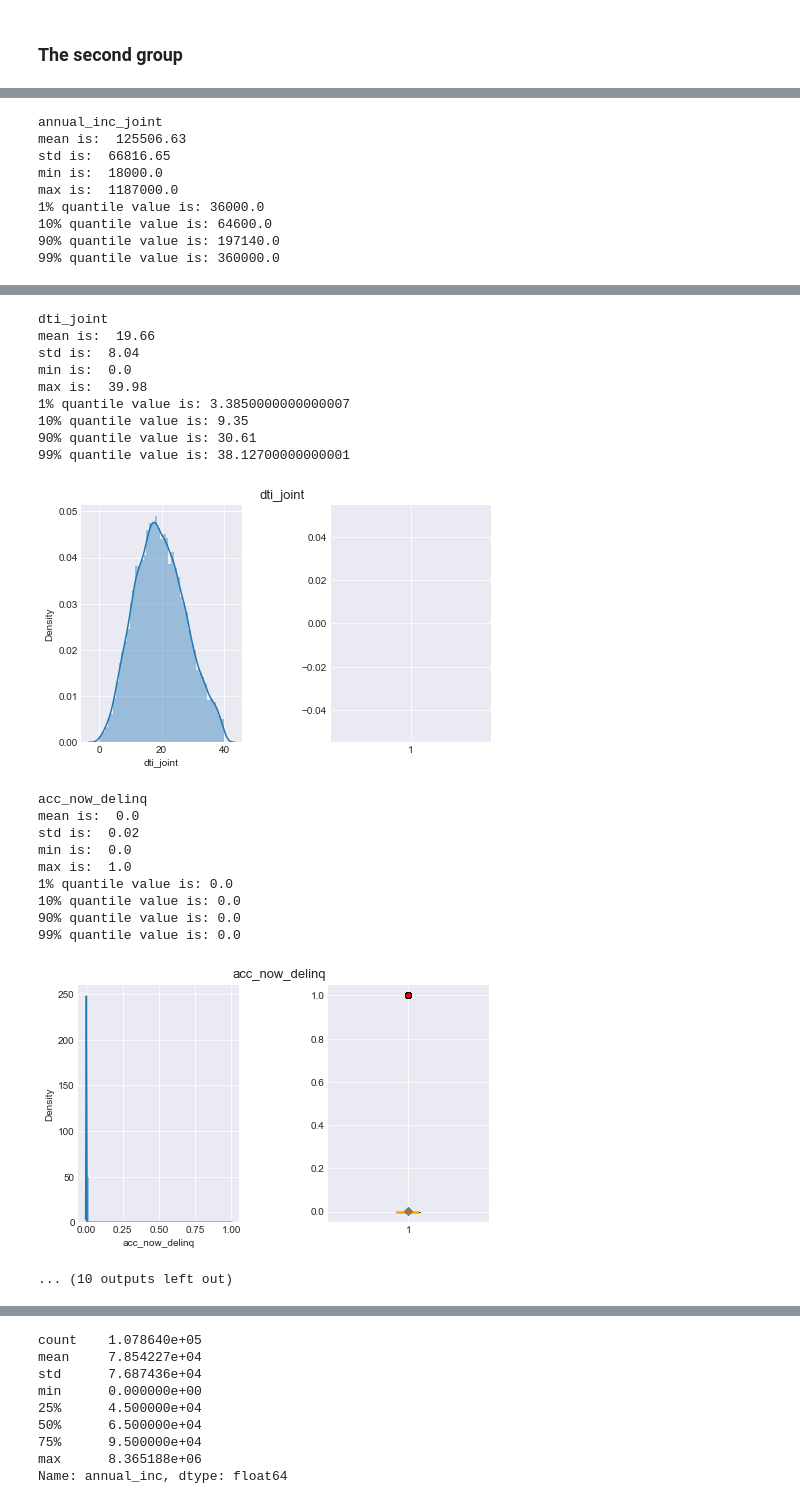
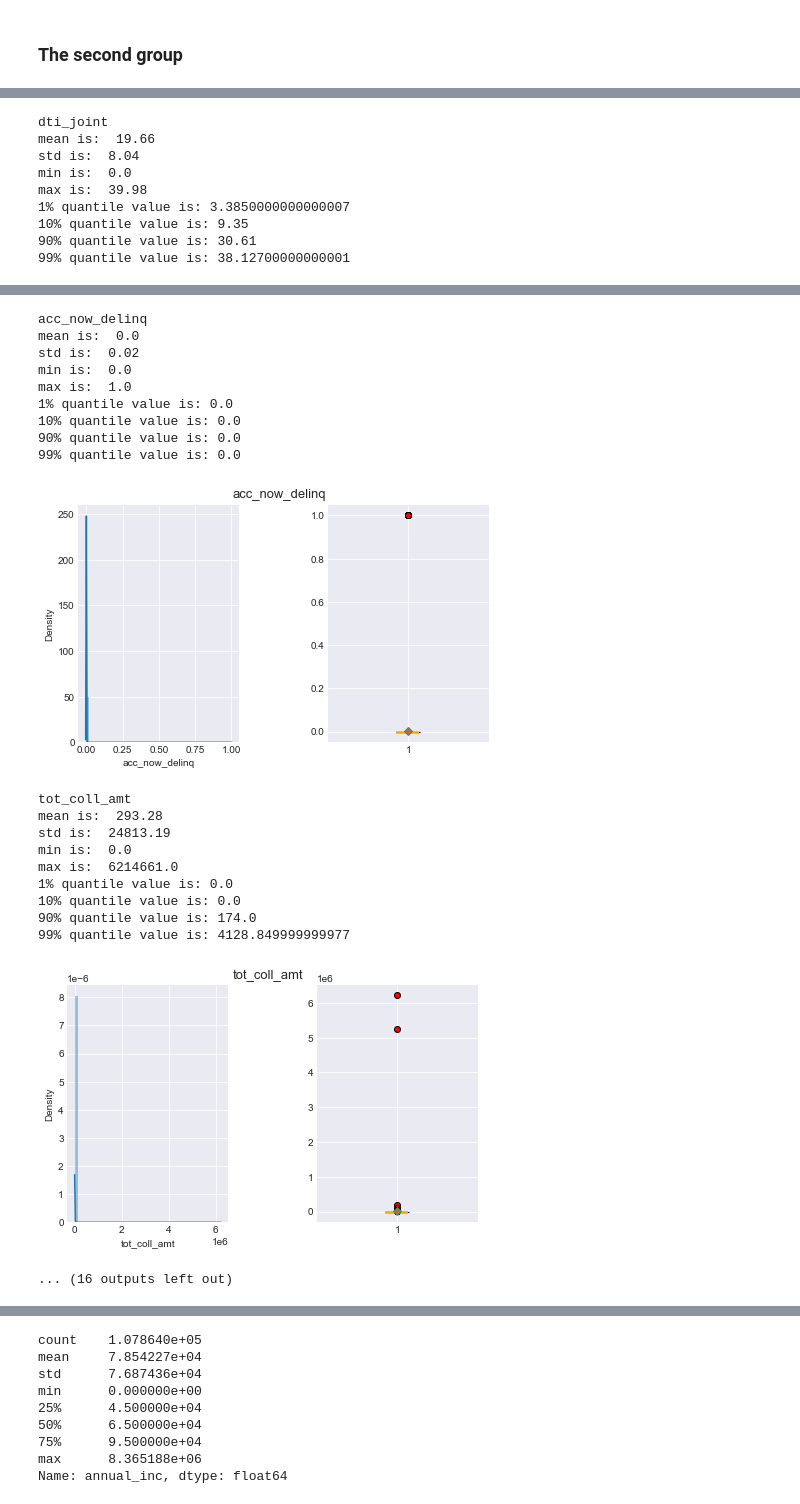
Before and after one commit to rhodapang/Lending-Club-Capstone-Project, a Jupyter notebook: Lending Club Exploratory Data Analysis - 2.ipynb, the cells around one changed output, grey strips where cells are left out. Saved outputs shown, nothing was run; the diff lists cells and outputs as text; code cells hidden in the pictures.

```diff
--- a/Lending Club Exploratory Data Analysis - 2.ipynb
+++ b/Lending Club Exploratory Data Analysis - 2.ipynb
@@ -105,5 +127,5 @@ len(list(num_variables))
 # %%
-for col in num_variables[0:12]:
+for col in num_variables[0:13]:
     print(col)
     print("mean is: ", round(df[col].mean(),2))
     print("std is: ", round(df[col].std(), 2))
@@ -198,7 +571,7 @@ max is:  5.0
 # %% [markdown]
 ### The second group
 # %%
-for col in num_variables[12:23]:
+for col in num_variables[13:27]:
     print(col)
     print("mean is: ", round(df[col].mean(),2))
     print("std is: ", round(df[col].std(), 2))
@@ -262,9 +635,9 @@ max is:  226.0
-annual_inc_joint
-mean is:  125506.63
-std is:  66816.65
-min is:  18000.0
-max is:  1187000.0
-1% quantile value is: 36000.0
-10% quantile value is: 64600.0
-90% quantile value is: 197140.0
-99% quantile value is: 360000.0
+dti_joint
+mean is:  19.66
+std is:  8.04
+min is:  0.0
+max is:  39.98
+1% quantile value is: 3.3850000000000007
+10% quantile value is: 9.35
+90% quantile value is: 30.61
+99% quantile value is: 38.12700000000001
@@ -272,21 +645,21 @@ max is:  1187000.0
-dti_joint
-mean is:  19.66
-std is:  8.04
+acc_now_delinq
+mean is:  0.0
+std is:  0.02
 min is:  0.0
-max is:  39.98
-1% quantile value is: 3.3850000000000007
-10% quantile value is: 9.35
-90% quantile value is: 30.61
-99% quantile value is: 38.12700000000001
+max is:  1.0
+1% quantile value is: 0.0
+10% quantile value is: 0.0
+90% quantile value is: 0.0
+99% quantile value is: 0.0
-[figure, old version]
+[figure, new version]
-acc_now_delinq
-mean is:  0.0
-std is:  0.02
+tot_coll_amt
+mean is:  293.28
+std is:  24813.19
 min is:  0.0
-max is:  1.0
+max is:  6214661.0
 1% quantile value is: 0.0
 10% quantile value is: 0.0
-90% quantile value is: 0.0
-99% quantile value is: 0.0
+90% quantile value is: 174.0
+99% quantile value is: 4128.849999999977
-[figure, old version]
+[figure, new version]
-... (10 outputs left out)
+... (16 outputs left out)
```
Also changed, not shown: parts of 50 cells of this notebook.
